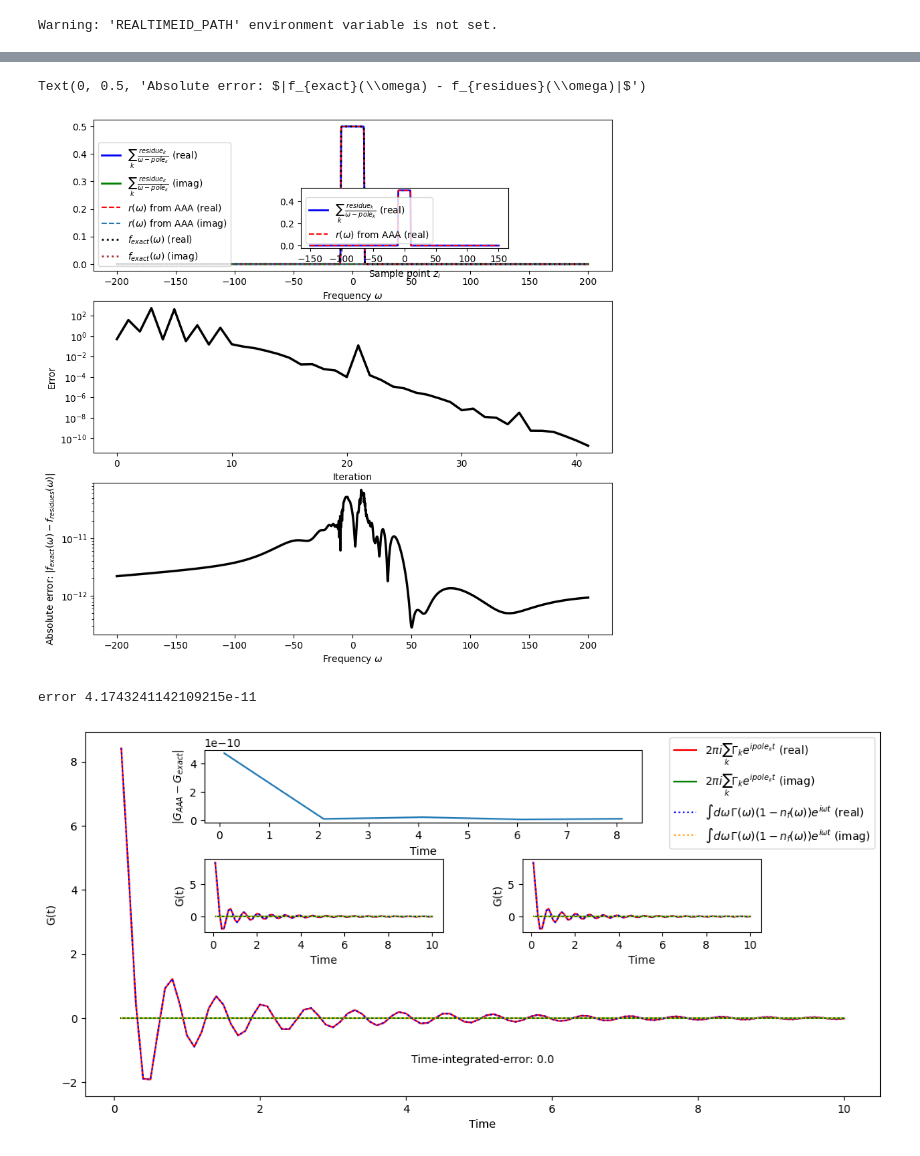
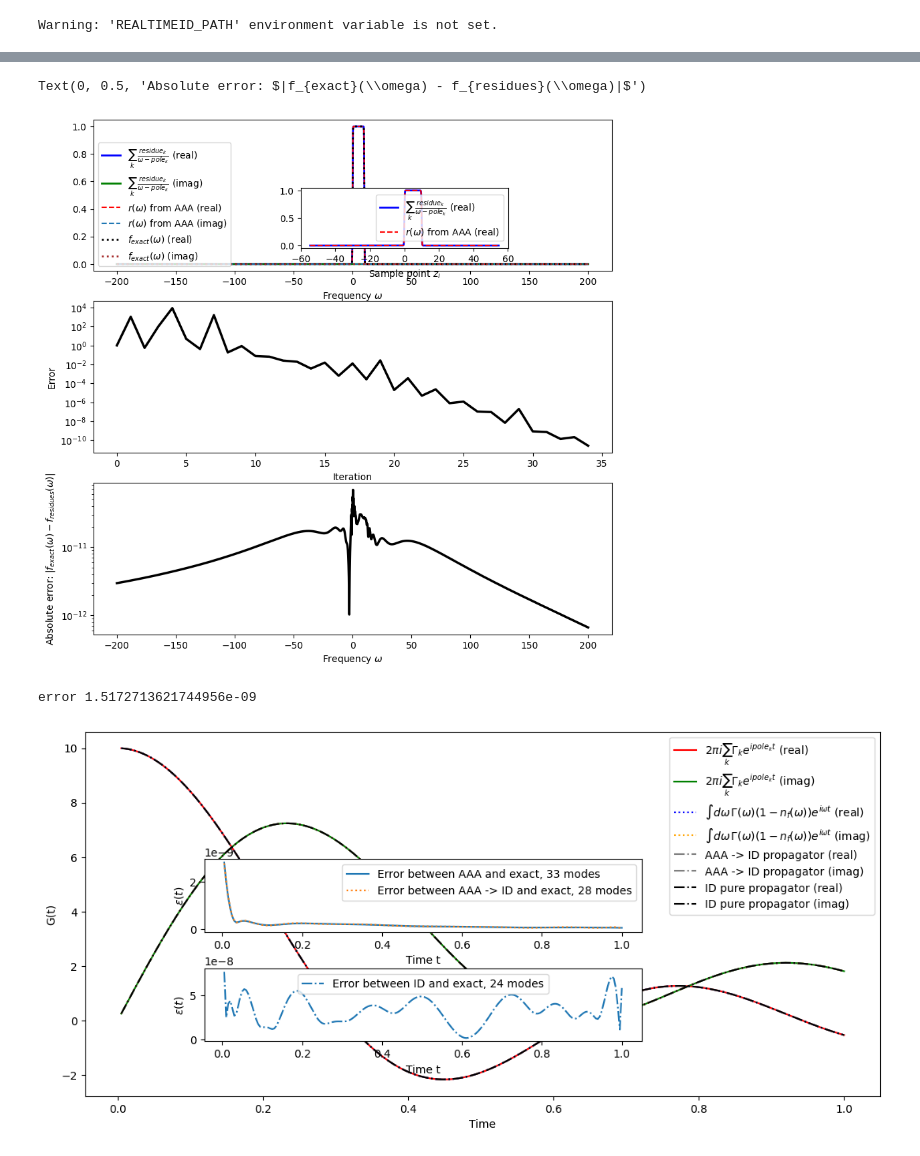
Before and after one commit to jthoenniss/RealTimeID, a Jupyter notebook: notebooks/aaa.ipynb, the cells around one changed output, grey strips where cells are left out. Cells and saved outputs as stored; diff of their text form; code cells hidden in the pictures.

```diff
--- a/notebooks/aaa.ipynb
+++ b/notebooks/aaa.ipynb
@@ -26,14 +29,14 @@ Warning: 'REALTIMEID_PATH' environment variable is not set.
     return result"""
 
 Lambda = 10
-spec_dens = lambda x: spec_dens_gapless(x, cutoff_lower=-Lambda, cutoff_upper=Lambda) #np.sqrt(1 - x**2) # semi circle spectral density that is nonzero in the interval [-1,1]
-
+#spec_dens = lambda x: spec_dens_gapless(x, cutoff_lower=-Lambda, cutoff_upper=Lambda) #np.sqrt(1 - x**2) # semi circle spectral density that is nonzero in the interval [-1,1]
+spec_dens = SpecDensGapless(Lambda)
 
 #set parameters
-params = KernelParams(spec_dens = spec_dens, n = 4263, m = 1000, N_max = 100, delta_t = 0.1, h = 0.005011872336272, beta = 0, phi = 0)
+params = KernelParams(spec_dens = spec_dens, n = 4263, m = 1000, N_max = 200, delta_t = .005, h = 0.004, beta = 10, phi = np.pi/4)
 
-
-
+print("largest freq: ", np.exp(params.get_param("h") * params.get_param("m")))
+print("smallest freq: ", np.exp(-params.get_param("h") * params.get_param("n")))
 print(params.get_param("m"))
 # %% [output]
 Warning: Simultaneous updates to parameters 'h' and True detected. Please double-check for consistency.
@@ -173,7 +211,7 @@ Text(0.0001, 0.01, 'nbr. Froisset doublets: 0\n[i.e. abs(residue_k) < 1e-13)]')
 #check that sum over residues divided by poles gives r(z)
 
 #define function as r_check(x) = sum_k residue_k / (x - pole_k)
-r_check = lambda x: np.sum([res / (x - pole) for res, pole in zip(residues, poles)])
+r_check = lambda x: np.sum([res / (x - pole) for res, pole in zip(residues_particle, poles_particle)])
 
 #range in which we want to plot the function
 x_range = np.linspace(-200,200,10000)
@@ -183,7 +221,7 @@ vals_residues = np.array([r_check(x) for x in x_range])
 #evaluate func_exact(x) for each x in x_range
 vals_exact = np.array([func_exact(x) for x in x_range])
 #evaluate r(x) for each x in x_range
-vals_rational = r(x_range)
+vals_rational = r_particle(x_range)
 
 
 #plot the real and imaginary part of r(x) and the real and imaginary part of r_check(x)
@@ -202,13 +240,13 @@ axs[0].set_xlabel('Frequency ' + r'$\omega$')
 #make inset plot
 axins = axs[0].inset_axes([0.4, 0.15, 0.4, 0.4])
 axins.plot(Z, np.array([r_check(z) for z in Z]).real, label = r'$\sum_k \,\frac{residue_k }{ \omega - pole_k}$' + ' (real)' , linewidth = 2, color = "blue")
-axins.plot(Z, r(Z).real, label = r'$r(\omega)$' + ' from AAA (real)' , linestyle = '--', color = "red")
+axins.plot(Z, r_particle(Z).real, label = r'$r(\omega)$' + ' from AAA (real)' , linestyle = '--', color = "red")
 axins.legend()
 axins.set_xlabel('Sample point ' + r'$z_i$')
 
 
 #plot the error as function of iteration
-axs[1].plot(errors, label = 'Error', linewidth = 2.5, color = 'black')
+axs[1].plot(errors_particle, label = 'Error', linewidth = 2.5, color = 'black')
 axs[1].set_yscale('log')
 axs[1].set_xlabel('Iteration')
 axs[1].set_ylabel('Error')
@@ -222,63 +260,62 @@ axs[2].set_xlabel('Frequency ' + r'$\omega$')
 axs[2].set_ylabel('Absolute error: ' + r'$|f_{exact}(\omega) - f_{residues}(\omega)|$')
 # %% [output]
 Text(0, 0.5, 'Absolute error: $|f_{exact}(\\omega) - f_{residues}(\\omega)|$')
-[figure, old version]
+[figure, new version]
 # %%
-G_learned = AAA_kernel.propagator_AAA(time_grid)
+G_learned = AAA_rep.propagator_AAA(time_grid)
 error_plain = abs(G_learned - cont_integral_concat)
 #compute the error between the continuous integral and the AAA approximation
 error = error_time_integrated(cont_integral_concat, G_learned, params.params["delta_t"])
 print("error", error)
 # %% [output]
-error 4.1743241142109215e-11
+error 1.5172713621744956e-09
+# %%
+G_AAA_ID = ID_kernel_particle.reconstruct_propagator_ID()
+error_AAA_ID = abs(G_AAA_ID - cont_integral_concat[:len(time_grid)])
+
+G_ID_pure = decomp.reconstruct_propagator_ID()
+error_ID_pure = abs(G_ID_pure - cont_integral_concat)
 # %%
 #compute the Green's function as contiuous integral
 
 #check that "learned propagator is close to the reference propagator"
-residues_upper = residues[poles.imag > 0]
-poles_upper = poles[poles.imag > 0]
+residues_upper = residues_particle[poles_particle.imag > 0]
+poles_upper = poles_particle[poles_particle.imag > 0]
 
 
 
 #plot the learned propagator and the reference propagator
 fig, ax = plt.subplots(figsize=(13, 6))
 #plt.plot(time_grid, AAA_GF[:,0].real, label=r'$\int d\omega \, r(\omega) e^{i\omega t} $' + ' (real)', color = 'purple', linestyle = '-', alpha = 0.8)
 #plt.plot(time_grid, AAA_GF[:,0].imag, label=r'$\int d\omega \, r(\omega) e^{i\omega t} $' + ' (imag)', linestyle = '-', alpha = 0.8)
 ax.plot(time_grid, G_learned[:len(time_grid)].real, label=r'$2\pi i \sum_k \Gamma_k e^{i pole_k t} $' + ' (real)', color = 'red', linestyle = '-')
 ax.plot(time_grid, G_learned[:len(time_grid)].imag, label=r'$2\pi i \sum_k \Gamma_k e^{i pole_k t} $' + ' (imag)', color = 'green', linestyle = '-')
 ax.plot(time_grid, cont_integral_particle.real, label=r'$\int d\omega \, \Gamma(\omega) (1-n_f(\omega)) e^{i\omega t} $' + ' (real)', color = 'blue', linestyle = 'dotted')
 ax.plot(time_grid, cont_integral_particle.imag, label=r'$\int d\omega \, \Gamma(\omega) (1-n_f(\omega)) e^{i\omega t} $' + ' (imag)', color = 'orange', linestyle = 'dotted')
+ax.plot(time_grid, G_AAA_ID.real, label='AAA -> ID propagator' + ' (real)', color = 'gray', linestyle = 'dashdot')
+ax.plot(time_grid, G_AAA_ID.imag, label='AAA -> ID propagator' + ' (imag)', color = 'gray', linestyle = 'dashdot')
+ax.plot(time_grid, G_ID_pure[:len(time_grid)].real, label='ID pure propagator' + ' (real)', color = 'black', linestyle = 'dashdot')
+ax.plot(time_grid, G_ID_pure[:len(time_grid)].imag, label='ID pure propagator' + ' (imag)', color = 'black', linestyle = 'dashdot')
 
 ax.legend()
 ax.set_xlabel('Time')
 ax.set_ylabel('G(t)')
 
 
-#add inset for a given x-range
-axins = ax.inset_axes([0.55, 0.45, 0.3, 0.2])
-axins.plot(time_grid[-200:], G_learned[:len(time_grid)].real[-200:], label=r'$2\pi i \sum_k \Gamma_k e^{i pole_k t} $' + ' (real)', color = 'red', linestyle = '-')
-axins.plot(time_grid[-200:], G_learned[:len(time_grid)].imag[-200:], label=r'$2\pi i \sum_k \Gamma_k e^{i pole_k t} $' + ' (imag)', color = 'green', linestyle = '-')
-axins.plot(time_grid[-200:], cont_integral_particle.real[-200:], label=r'$\int d\omega \, \Gamma(\omega) (1-n_f(\omega)) e^{i\omega t} $' + ' (real)', color = 'blue', linestyle = 'dotted')
-axins.plot(time_grid[-200:], cont_integral_particle.imag[-200:], label=r'$\int d\omega \, \Gamma(\omega) (1-n_f(\omega)) e^{i\omega t} $' + ' (imag)', color = 'orange', linestyle = 'dotted')
-axins.set_xlabel('Time')
-axins.set_ylabel('G(t)')
+axins = ax.inset_axes([0.15, 0.45, 0.55, 0.2])
+axins.plot(time_grid[:], error_plain[:len(time_grid)], linestyle = '-', label = f'Error between AAA and exact, {len(poles_hole[poles_hole.imag > 0])+len(poles_particle[poles_particle.imag > 0])} modes')
+axins.plot(time_grid[:], error_AAA_ID[:len(time_grid)], linestyle = 'dotted', label = f'Error between AAA -> ID and exact, {len(poles_ID_hole[poles_ID_hole.imag > 0]) +len(poles_ID_particle[poles_ID_particle.imag > 0])} modes')
+axins.set_xlabel('Time t')
+axins.set_ylabel(r'$\epsilon(t)$')
+axins.legend()
 
-axins = ax.inset_axes([0.15, 0.45, 0.3, 0.2])
-axins.plot(time_grid[:200], G_learned[:len(time_grid)].real[:200], label=r'$2\pi i \sum_k \Gamma_k e^{i pole_k t} $' + ' (real)', color = 'red', linestyle = '-')
-axins.plot(time_grid[:200], G_learned[:len(time_grid)].imag[:200], label=r'$2\pi i \sum_k \Gamma_k e^{i pole_k t} $' + ' (imag)', color = 'green', linestyle = '-')
-axins.plot(time_grid[:200], cont_integral_particle.real[:200], label=r'$\int d\omega \, \Gamma(\omega) (1-n_f(\omega)) e^{i\omega t} $' + ' (real)', color = 'blue', linestyle = 'dotted')
-axins.plot(time_grid[:200], cont_integral_particle.imag[:200], label=r'$\int d\omega \, \Gamma(\omega) (1-n_f(\omega)) e^{i\omega t} $' + ' (imag)', color = 'orange', linestyle = 'dotted')
-axins.set_xlabel('Time')
-axins.set_ylabel('G(t)')
-
-axins = ax.inset_axes([0.15, 0.75, 0.55, 0.2])
-axins.plot(time_grid[::20], error_plain[:len(time_grid):20], linestyle = '-')
-axins.set_xlabel('Time')
-axins.set_ylabel(r'$|G_{AAA} - G_{exact}|$')
-
-ax.text(0.5, 0.1, 'Time-integrated-error: ' + str(np.round(error,4)), horizontalalignment='center', verticalalignment='center', transform=ax.transAxes)
+axins = ax.inset_axes([0.15, 0.15, 0.55, 0.2])
+axins.plot(time_grid[:], error_ID_pure[:len(time_grid)], linestyle = 'dashdot', label = f'Error between ID and exact, {len(pole_eff)} modes')
+axins.set_xlabel('Time t')
+axins.set_ylabel(r'$\epsilon(t)$')
+axins.legend()
 
 
 plt.show()
 # %% [output]
-[figure, old version]
+[figure, new version]
```
Also changed, not shown: parts of 7 cells of this notebook.
